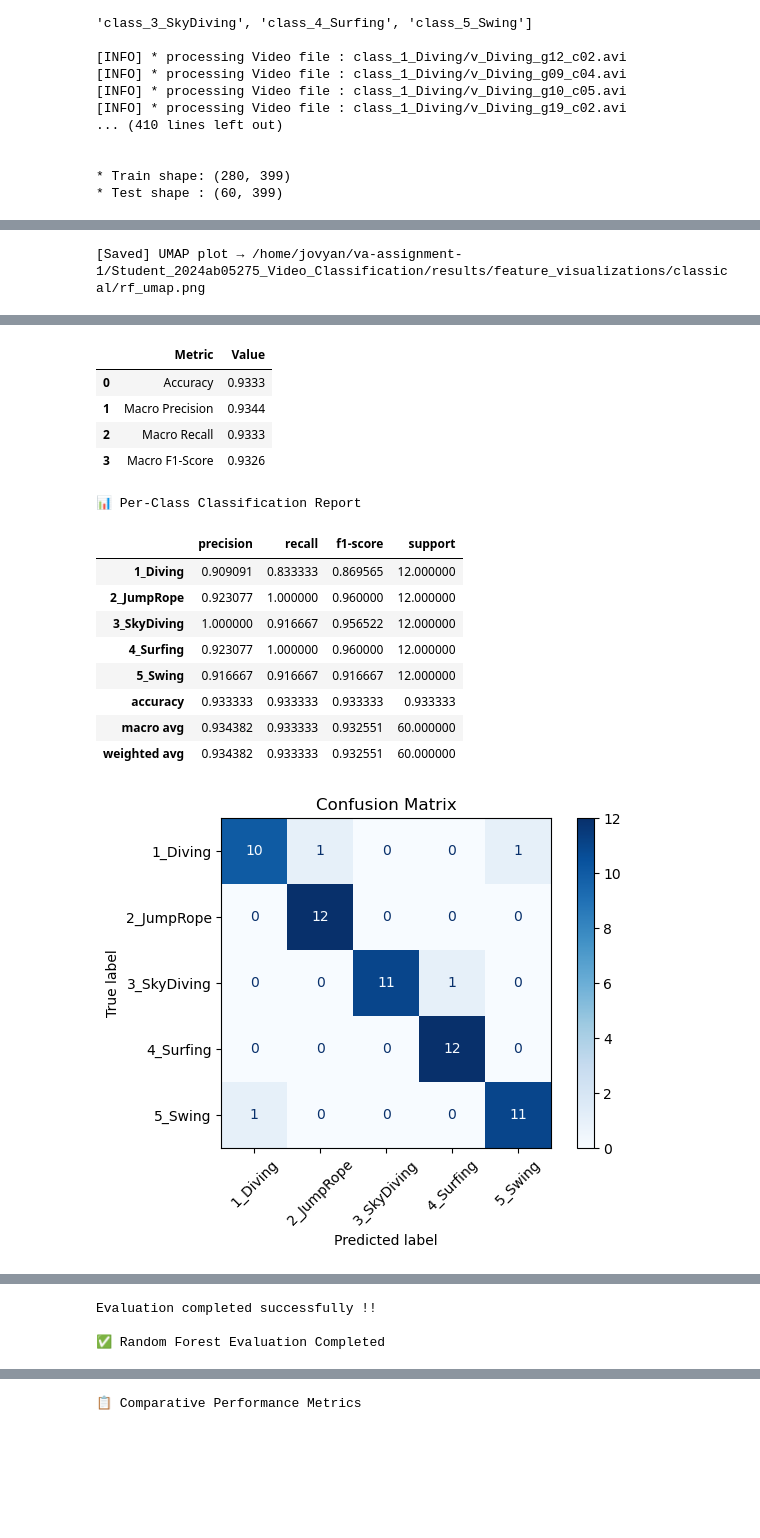
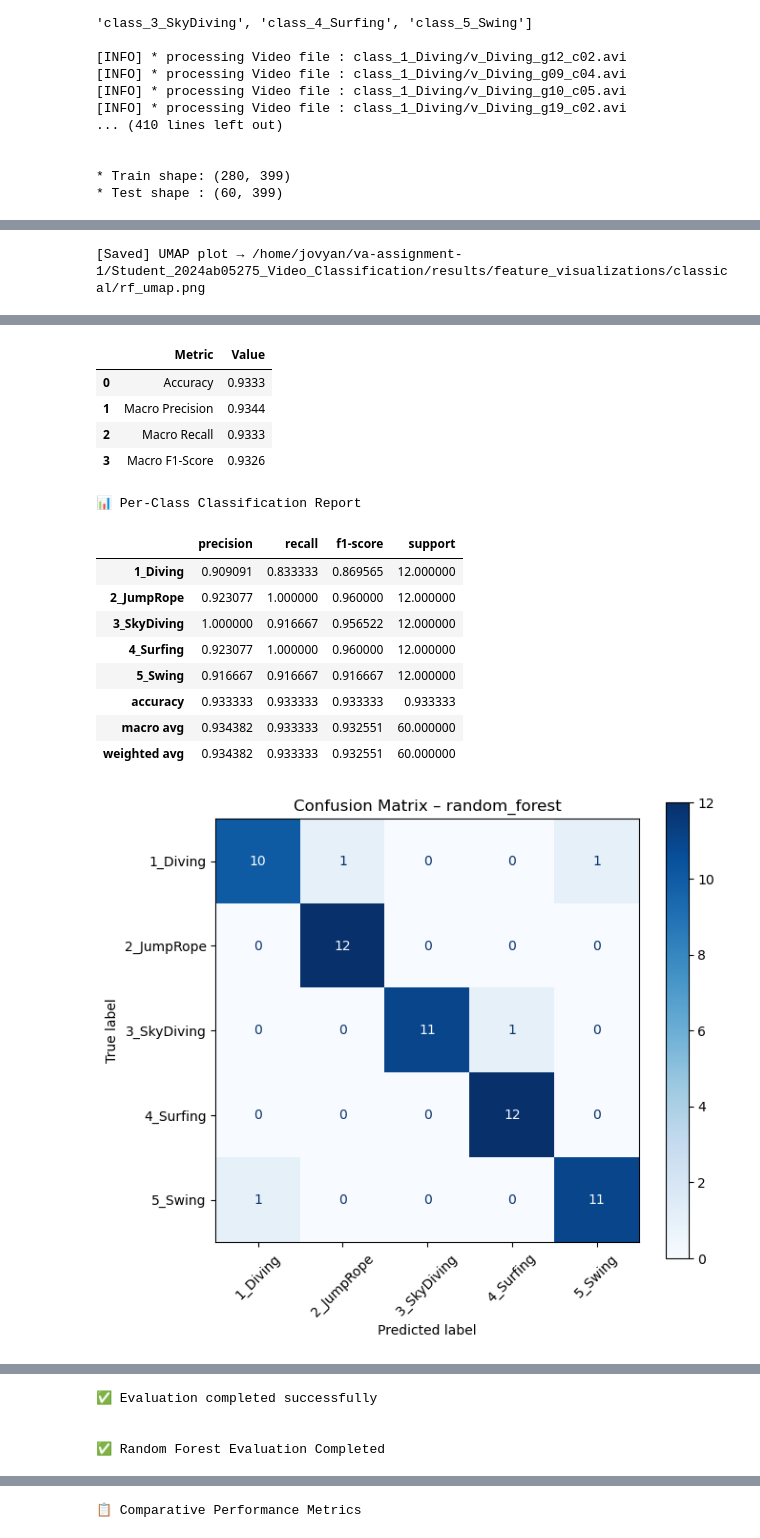
Before and after one commit to 2024ab05275-chocs/Student_2024ab05275_Video_Classification, a Jupyter notebook: code/part_a_classical.ipynb, the cells around one changed output, grey strips where cells are left out. Cells and saved outputs as stored; diff of their text form; code cells hidden in the pictures; blank space fills up the shorter version.

```diff
--- a/code/part_a_classical.ipynb
+++ b/code/part_a_classical.ipynb
@@ -586,6 +591,7 @@ rf_metrics = evaluate_classification(
     y_pred=y_pred,
     y_scores=y_scores,
     class_names=class_names,
+    model_name="random_forest"
 )
 
 # Store computational efficiency metrics
@@ -616,16 +625,16 @@ Starting model evaluation
 |  | Metric | Value |
 | 0 | Accuracy | 0.9333 |
 | 1 | Macro Precision | 0.9344 |
 | 2 | Macro Recall | 0.9333 |
 | 3 | Macro F1-Score | 0.9326 |
 📊 Per-Class Classification Report
 |  | precision | recall | f1-score | support |
 | 1_Diving | 0.909091 | 0.833333 | 0.869565 | 12.000000 |
 | 2_JumpRope | 0.923077 | 1.000000 | 0.960000 | 12.000000 |
 | 3_SkyDiving | 1.000000 | 0.916667 | 0.956522 | 12.000000 |
 | 4_Surfing | 0.923077 | 1.000000 | 0.960000 | 12.000000 |
 | 5_Swing | 0.916667 | 0.916667 | 0.916667 | 12.000000 |
 | accuracy | 0.933333 | 0.933333 | 0.933333 | 0.933333 |
 | macro avg | 0.934382 | 0.933333 | 0.932551 | 60.000000 |
 | weighted avg | 0.934382 | 0.933333 | 0.932551 | 60.000000 |
-[figure, old version]
+[figure, new version]
@@ -633,4 +642,5 @@ Starting model evaluation
-Evaluation completed successfully !!
+✅ Evaluation completed successfully
+
 
 ✅ Random Forest Evaluation Completed
 # %%
```
Also changed, not shown: parts of 4 cells of this notebook, 8 other files.
